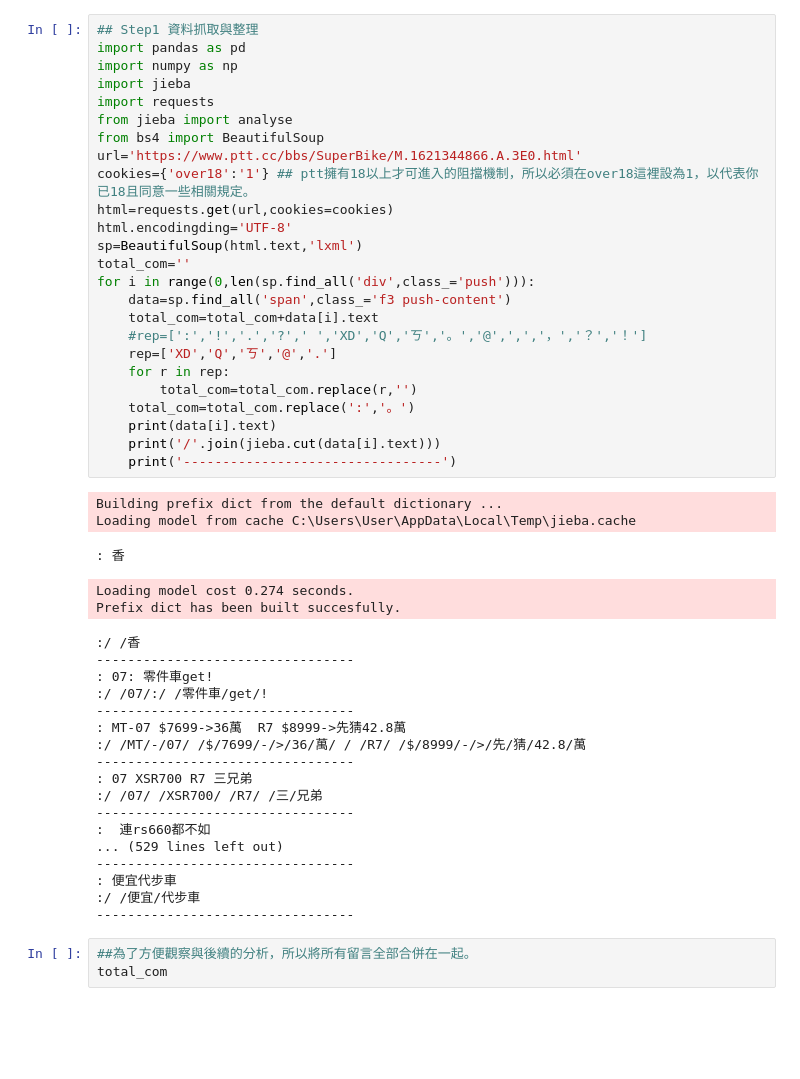
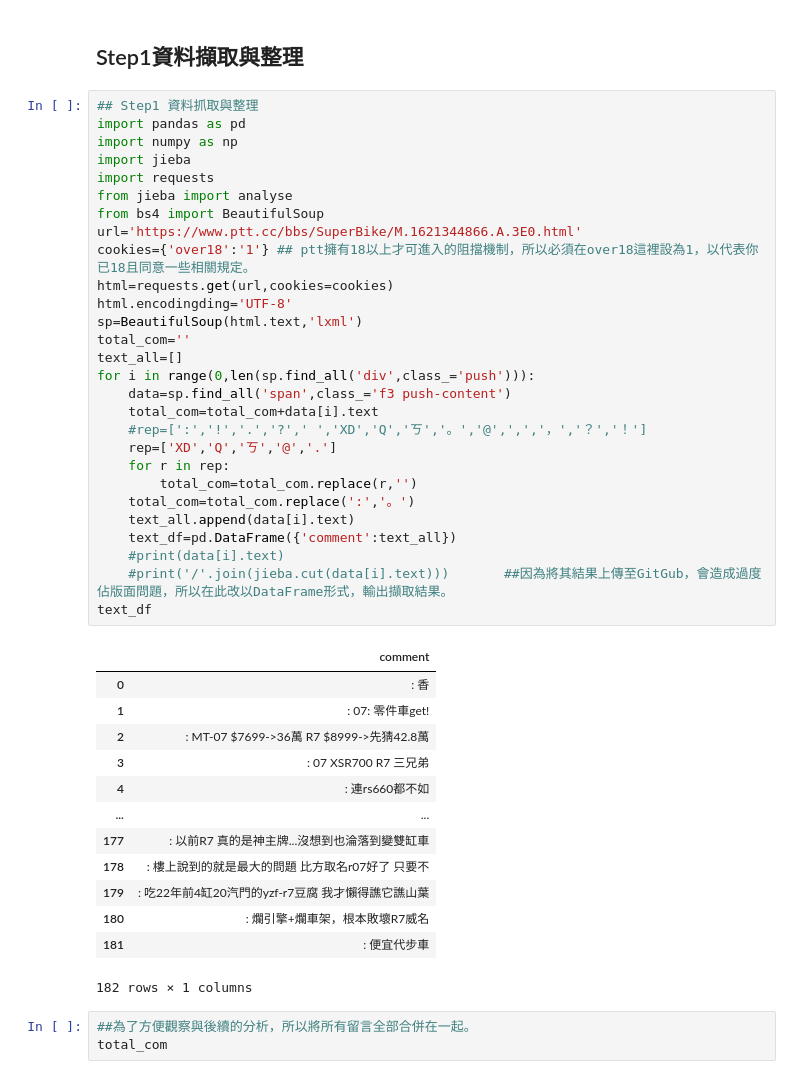
Before and after one commit to jason272727/Side-Project, a Jupyter notebook: textmining.ipynb, the cells around one changed output. Saved outputs shown, nothing was run; the diff lists cells and outputs as text; blank space fills up the shorter version.

```diff
--- a/textmining.ipynb
+++ b/textmining.ipynb
@@ -3,53 +3,49 @@
     <h3>主題：利用爬蟲程式抓取PTT網友留言資料以判斷某即將上市車款風評。
         <h4>說明：眾所皆知，YAMAHA不僅僅鑽研於音樂市場，在兩輪市場中也是世界霸主之一，甚至製作出許多經典車款。例如搭載4缸十字區軸的公升級仿賽跑車R1、賽道王者R6，以及擁有扭力大師(Master Of Torque)稱號的MT系列，一直以來都是近年來最受廣泛討論與喜愛的車款。近期，經典車款R7即將重新上市，此一消息釋出也馬上造成車界熱烈討論，台灣也不例外。因此基於好奇，所以決定利用爬蟲抓取ptt上車友，對於這台即將販售的R7有怎樣的評論。</h4>
+# %% [markdown]
+<h2>Step1資料擷取與整理
 # %%
 ## Step1 資料抓取與整理
 import pandas as pd
 import numpy as np
 import jieba
 import requests
 from jieba import analyse
 from bs4 import BeautifulSoup
 url='https://www.ptt.cc/bbs/SuperBike/M.1621344866.A.3E0.html'
 cookies={'over18':'1'} ## ptt擁有18以上才可進入的阻擋機制，所以必須在over18這裡設為1，以代表你已18且同意一些相關規定。
 html=requests.get(url,cookies=cookies)
 html.encodingding='UTF-8'
 sp=BeautifulSoup(html.text,'lxml')
 total_com=''
+text_all=[]
 for i in range(0,len(sp.find_all('div',class_='push'))):
     data=sp.find_all('span',class_='f3 push-content')
     total_com=total_com+data[i].text
     #rep=[':','!','.','?',' ','XD','Q','ㄎ','。','@',',','，','？','！']
     rep=['XD','Q','ㄎ','@','.']
     for r in rep:
         total_com=total_com.replace(r,'')
     total_com=total_com.replace(':','。')
-    print(data[i].text)
-    print('/'.join(jieba.cut(data[i].text)))
-    print('---------------------------------')
+    text_all.append(data[i].text)
+    text_df=pd.DataFrame({'comment':text_all})
+    #print(data[i].text)
+    #print('/'.join(jieba.cut(data[i].text)))       ##因為將其結果上傳至GitGub，會造成過度佔版面問題，所以在此改以DataFrame形式，輸出擷取結果。
+text_df
 # %% [output]
+|  | comment |
+| 0 | : 香 |
+| 1 | : 07: 零件車get! |
+| 2 | : MT-07 $7699->36萬 R7 $8999->先猜42.8萬 |
+| 3 | : 07 XSR700 R7 三兄弟 |
+| 4 | : 連rs660都不如 |
+| ... | ... |
+| 177 | : 以前R7 真的是神主牌...沒想到也淪落到變雙缸車 |
+| 178 | : 樓上說到的就是最大的問題 比方取名r07好了 只要不 |
+| 179 | : 吃22年前4缸20汽門的yzf-r7豆腐 我才懶得譙它譙山葉 |
+| 180 | : 爛引擎+爛車架，根本敗壞R7威名 |
+| 181 | : 便宜代步車 |
-Building prefix dict from the default dictionary ...
-Loading model from cache C:\Users\User\AppData\Local\Temp\jieba.cache
+182 rows × 1 columns
-: 香
-Loading model cost 0.274 seconds.
-Prefix dict has been built succesfully.
-:/ /香
----------------------------------
-: 07: 零件車get!
-:/ /07/:/ /零件車/get/!
----------------------------------
-: MT-07 $7699->36萬  R7 $8999->先猜42.8萬
-:/ /MT/-/07/ /$/7699/-/>/36/萬/ / /R7/ /$/8999/-/>/先/猜/42.8/萬
----------------------------------
-: 07 XSR700 R7 三兄弟
-:/ /07/ /XSR700/ /R7/ /三/兄弟
----------------------------------
-:  連rs660都不如
-... (529 lines left out)
----------------------------------
-: 便宜代步車
-:/ /便宜/代步車
----------------------------------
 # %%
 ##為了方便觀察與後續的分析，所以將所有留言全部合併在一起。
 total_com
```
Also changed, not shown: parts of 3 cells of this notebook.
